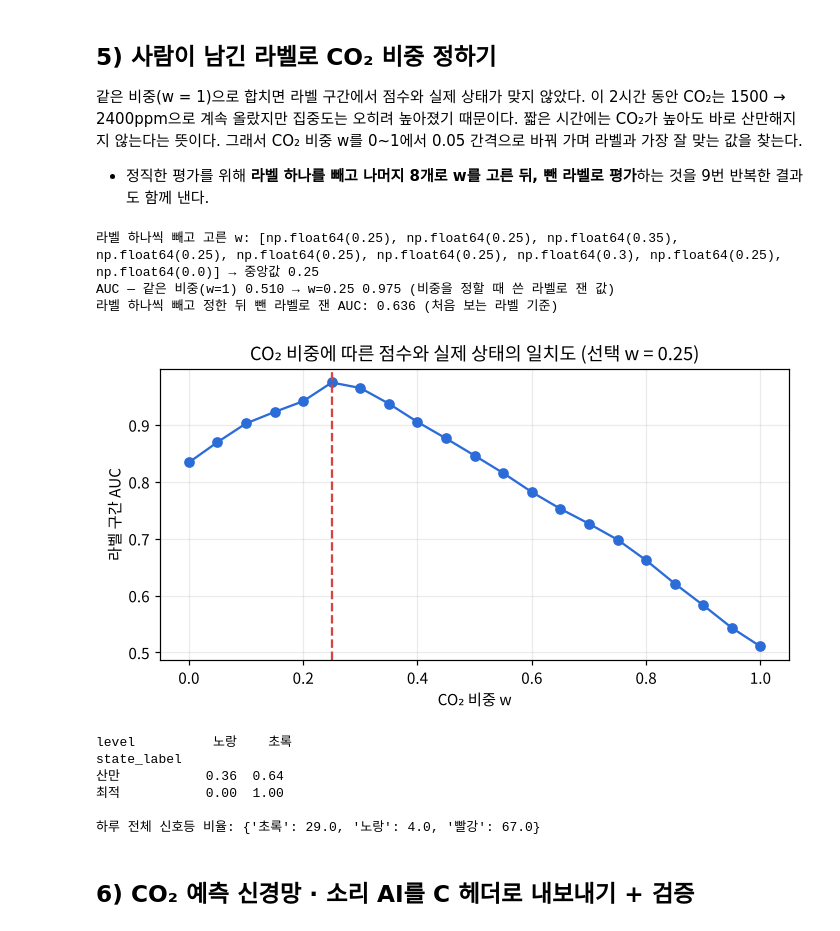
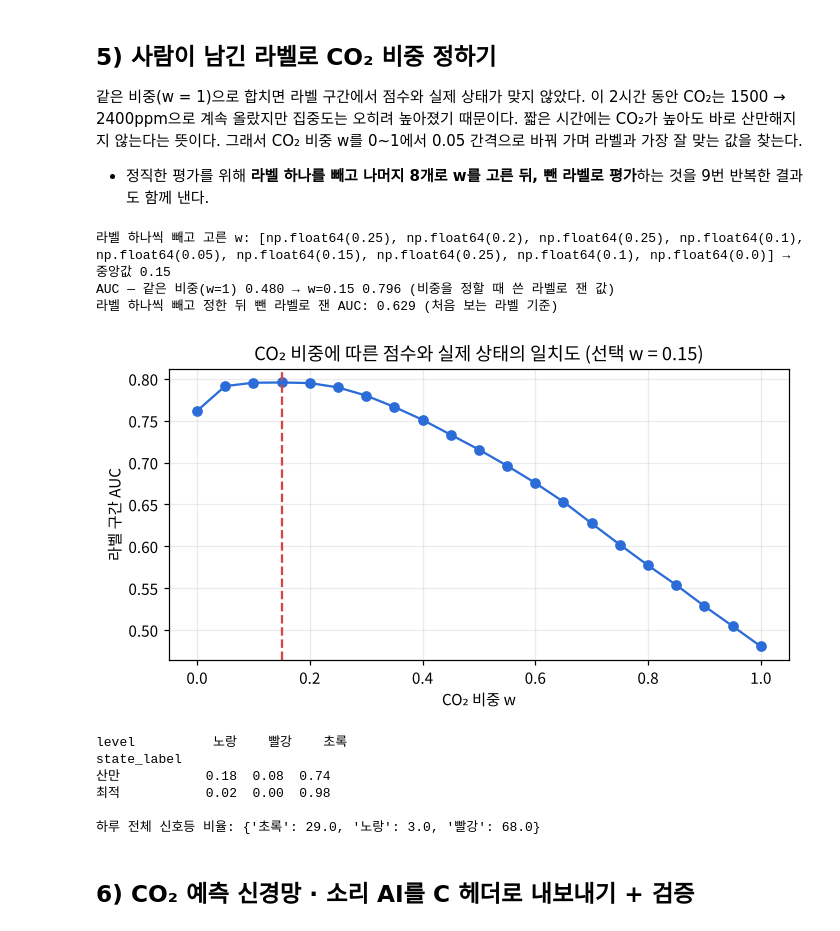
Before and after one commit to kimhojun0114/classroom-env, a Jupyter notebook: analysis/06_export_to_esp32.ipynb, the cells around one changed output. Cells and saved outputs as stored; diff of their text form; code cells hidden in the pictures.

```diff
--- a/analysis/06_export_to_esp32.ipynb
+++ b/analysis/06_export_to_esp32.ipynb
@@ -54,7 +54,14 @@ def co2_pred_series(df):
 rec["co2_pred10"] = co2_pred_series(rec).fillna(rec["co2"])
 snd = pd.read_csv(f"{PROC}/sound_ai.csv", encoding="utf-8-sig")
 rec = rec.merge(snd[["time", "s_snd_ai"]], on="time", how="left")
-rec["s_snd_ai10"] = rec.groupby("seg")["s_snd_ai"].transform(lambda s: s.rolling(60, min_periods=1).mean())   # 장치처럼 최근 10분 평균
+SND_N, UP, DOWN = 3, 0.5, 0.2   # 소리 AI 평균 30초, 점수가 오를 때 10초마다 50%·내릴 때 20%씩 따라감 — 7)에서 반응 속도와 정확도 비교
+def smooth(x, up=UP, down=DOWN):
+    out, v = [], None
+    for t in x.to_numpy():
+        v = t if v is None else v + (up if t > v else down) * (t - v)
+        out.append(v)
+    return pd.Series(out, index=x.index)
+rec["s_snd_ai10"] = rec.groupby("seg")["s_snd_ai"].transform(lambda s: s.rolling(SND_N, min_periods=1).mean())   # 장치처럼 최근 30초 평균
 # %% [markdown]
 ## 3) 환경 부담 점수 계산 (펌웨어와 같은 식)
 # %%
@@ -73,7 +80,7 @@ def env_score(df, w_co2=None):
     parts = pd.DataFrame({"CO₂(예측)": s_co2, "소음": s_snd, "조명": s_lux, "온습도": np.maximum(s_t, s_h)}, index=df.index).fillna(0)
     return 1 - (1 - parts).prod(axis=1), parts
 rec["score_raw"], parts = env_score(rec)
-rec["score"] = rec.groupby("seg")["score_raw"].transform(lambda s: s.ewm(alpha=0.05, adjust=False).mean())
+rec["score"] = rec.groupby("seg")["score_raw"].transform(lambda s: smooth(s))
 rec["level"] = np.select([rec.score >= .7, rec.score >= .4], [2, 1], 0)
 rec["cause"] = parts.idxmax(axis=1).where(rec.level > 0, "")
 # %% [markdown]
@@ -120,43 +127,43 @@ t
 # %%
 def scored(w):
     sc_, _ = env_score(rec, w)
-    return sc_.groupby(rec["seg"]).transform(lambda s: s.ewm(alpha=0.05, adjust=False).mean())
+    return sc_.groupby(rec["seg"]).transform(lambda s: smooth(s))
 WS = np.round(np.arange(0, 1.0001, 0.05), 2)
 SC = {w: scored(w) for w in WS}
 yb = (rec["state_label"] == 2); g = rec["group"]
 auc_all = pd.Series({w: roc_auc_score(yb[lab_mask], SC[w][lab_mask]) for w in WS})
 oof = pd.Series(np.nan, index=rec.index); picks = []
 for k in sorted(g[lab_mask].unique()):
     trm, tem = lab_mask & (g != k), lab_mask & (g == k)
     wk = max(WS, key=lambda w: roc_auc_score(yb[trm], SC[w][trm])); picks.append(wk); oof[tem] = SC[wk][tem]
 W_CO2 = float(np.median(picks))
 print("라벨 하나씩 빼고 고른 w:", picks, "→ 중앙값", W_CO2)
 print(f"AUC — 같은 비중(w=1) {auc_all[1.0]:.3f} → w={W_CO2} {auc_all[W_CO2]:.3f} (비중을 정할 때 쓴 라벨로 잰 값)")
 print(f"라벨 하나씩 빼고 정한 뒤 뺀 라벨로 잰 AUC: {roc_auc_score(yb[lab_mask], oof[lab_mask]):.3f} (처음 보는 라벨 기준)")
 fig, a = plt.subplots(figsize=(6.5, 3.6))
 a.plot(auc_all.index, auc_all.values, "o-", color="#2b6cd8"); a.axvline(W_CO2, ls="--", color="#d64545")
 a.set_xlabel("CO₂ 비중 w"); a.set_ylabel("라벨 구간 AUC"); a.set_title(f"CO₂ 비중에 따른 점수와 실제 상태의 일치도 (선택 w = {W_CO2})"); a.grid(alpha=.25)
 plt.tight_layout(); plt.savefig(f"{RES}/06_co2_weight.png", dpi=150); plt.show()
 
 # 정한 비중으로 다시 계산
 rec["score_raw"], parts = env_score(rec)
-rec["score"] = rec.groupby("seg")["score_raw"].transform(lambda s: s.ewm(alpha=0.05, adjust=False).mean())
+rec["score"] = rec.groupby("seg")["score_raw"].transform(lambda s: smooth(s))
 rec["level"] = np.select([rec.score >= .7, rec.score >= .4], [2, 1], 0)
 rec["cause"] = parts.idxmax(axis=1).where(rec.level > 0, "")
 L = rec[lab_mask]; y = L["state_label"].astype(int)
 print(pd.crosstab(y.map(STATE_KO), L.level.map({0: "초록", 1: "노랑", 2: "빨강"}), normalize="index").round(2).to_string())
 print("\n하루 전체 신호등 비율:", (rec.level.value_counts(normalize=True).sort_index().rename({0: "초록", 1: "노랑", 2: "빨강"}) * 100).round(0).to_dict())
 # %% [output]
-라벨 하나씩 빼고 고른 w: [np.float64(0.25), np.float64(0.25), np.float64(0.35), np.float64(0.25), np.float64(0.25), np.float64(0.25), np.float64(0.3), np.float64(0.25), np.float64(0.0)] → 중앙값 0.25
-AUC — 같은 비중(w=1) 0.510 → w=0.25 0.975 (비중을 정할 때 쓴 라벨로 잰 값)
-라벨 하나씩 빼고 정한 뒤 뺀 라벨로 잰 AUC: 0.636 (처음 보는 라벨 기준)
+라벨 하나씩 빼고 고른 w: [np.float64(0.25), np.float64(0.2), np.float64(0.25), np.float64(0.1), np.float64(0.05), np.float64(0.15), np.float64(0.25), np.float64(0.1), np.float64(0.0)] → 중앙값 0.15
+AUC — 같은 비중(w=1) 0.480 → w=0.15 0.796 (비중을 정할 때 쓴 라벨로 잰 값)
+라벨 하나씩 빼고 정한 뒤 뺀 라벨로 잰 AUC: 0.629 (처음 보는 라벨 기준)
-[figure, old version]
+[figure, new version]
-level          노랑    초록
+level          노랑    빨강    초록
 state_label
-산만           0.36  0.64
-최적           0.00  1.00
+산만           0.18  0.08  0.74
+최적           0.02  0.00  0.98
 
-하루 전체 신호등 비율: {'초록': 29.0, '노랑': 4.0, '빨강': 67.0}
+하루 전체 신호등 비율: {'초록': 29.0, '노랑': 3.0, '빨강': 68.0}
 # %% [markdown]
 ## 6) CO₂ 예측 신경망 · 소리 AI를 C 헤더로 내보내기 + 검증
 # %%
```
Also changed, not shown: parts of 4 cells of this notebook, 10 other files.
